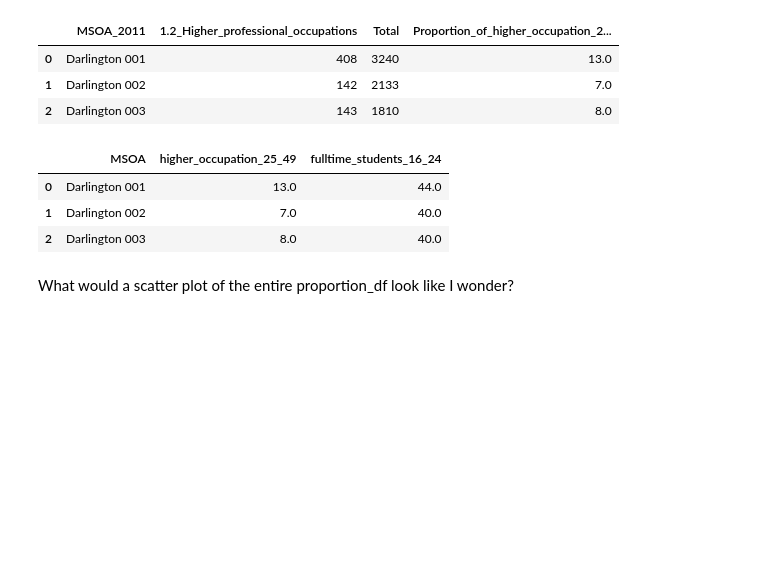
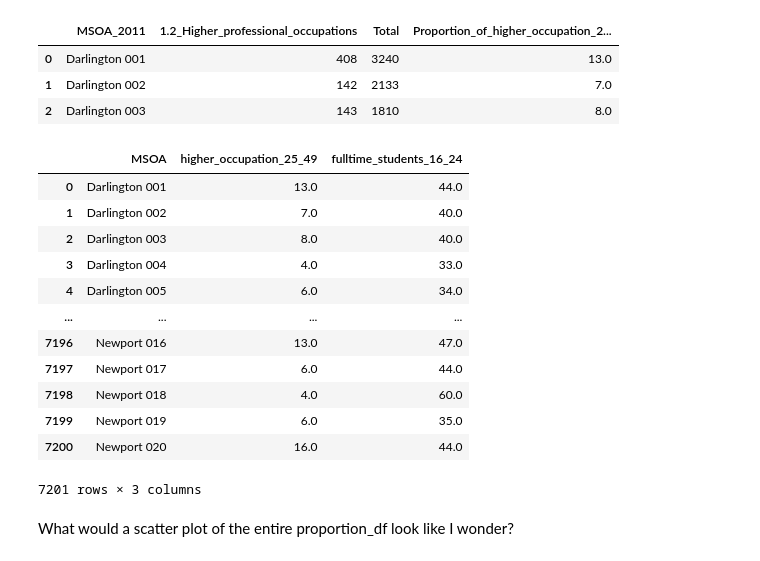
Before and after one commit to HamedPour/TM351_EMA, a Jupyter notebook: EMA_nootbook.ipynb, the cells around one changed output. Cells and saved outputs as stored; diff of their text form; code cells hidden in the pictures; blank space fills up the shorter version.

```diff
--- a/EMA_nootbook.ipynb
+++ b/EMA_nootbook.ipynb
@@ -257,17 +257,26 @@ See the caveats in the documentation: https://pandas.pydata.org/pandas-docs/stab
 # %%
 # Let create a new Dataframe for the proportions
 new_data = {
     "MSOA": df1_students["MSOA_2011"],
     "higher_occupation_25_49": df2_occupation["Proportion_of_higher_occupation_25_49"],
     "fulltime_students_16_24": df1_students["Proportion_of_fulltime_students_16_24"]
 }
 proportions_df = pd.DataFrame(new_data)
-proportions_df.head(3)
+proportions_df
 # %% [output]
 |  | MSOA | higher_occupation_25_49 | fulltime_students_16_24 |
 | 0 | Darlington 001 | 13.0 | 44.0 |
 | 1 | Darlington 002 | 7.0 | 40.0 |
 | 2 | Darlington 003 | 8.0 | 40.0 |
+| 3 | Darlington 004 | 4.0 | 33.0 |
+| 4 | Darlington 005 | 6.0 | 34.0 |
+| ... | ... | ... | ... |
+| 7196 | Newport 016 | 13.0 | 47.0 |
+| 7197 | Newport 017 | 6.0 | 44.0 |
+| 7198 | Newport 018 | 4.0 | 60.0 |
+| 7199 | Newport 019 | 6.0 | 35.0 |
+| 7200 | Newport 020 | 16.0 | 44.0 |
+7201 rows × 3 columns
 # %% [markdown]
 What would a scatter plot of the entire proportion_df look like I wonder?
 # %%
```
Also changed, not shown: parts of 18 cells of this notebook.
